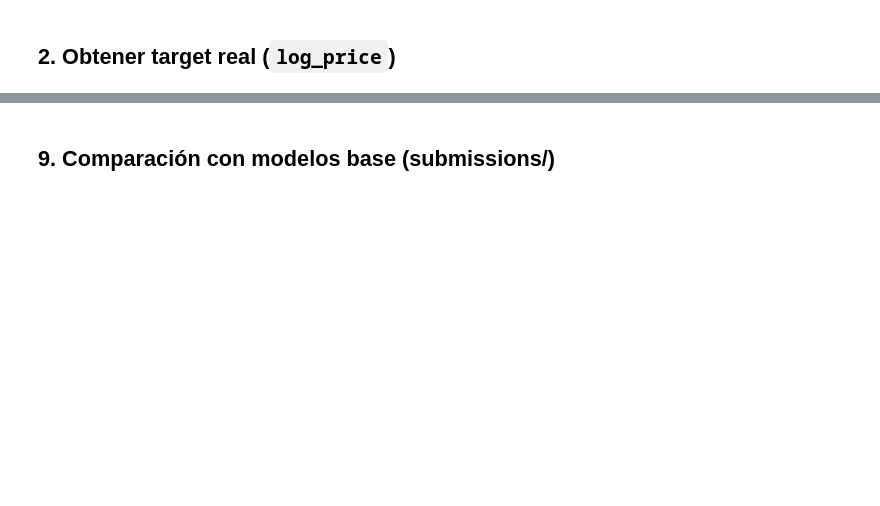
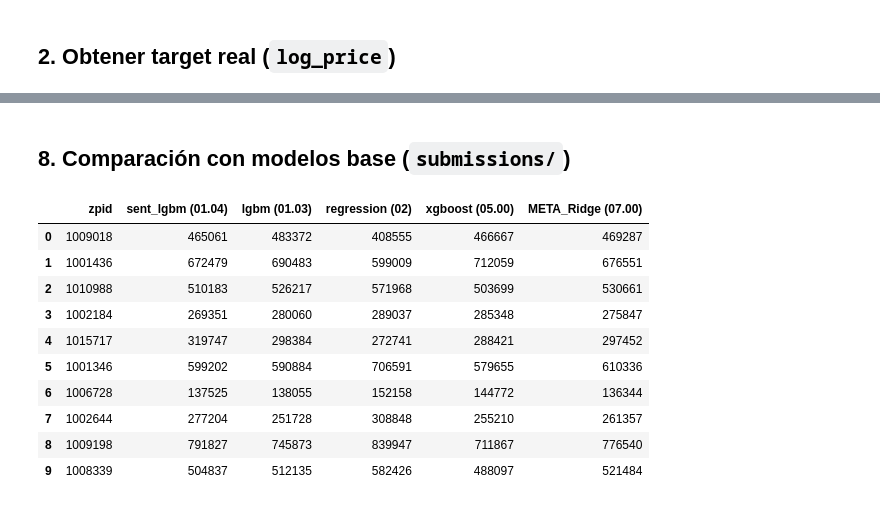
Before and after one commit to orcorsetti/UA_MDM_Labo2_RS, a Jupyter notebook: scripts/custom/04_Stacking.ipynb, the cells around one changed output, grey strips where cells are left out. Saved outputs shown, nothing was run; the diff lists cells and outputs as text; code cells hidden in the pictures; blank space fills up the shorter version.

Commit message:
Agrego XgBoost y stacking ridge

```diff
--- a/scripts/custom/04_Stacking.ipynb
+++ b/scripts/custom/04_Stacking.ipynb
@@ -81,7 +108,8 @@ train_labels = pd.read_csv(TAB_DIR + 'train_processed.csv', usecols=['zpid', 'lo
 df_train = X_meta_df.merge(train_labels, on='zpid', how='inner')
 print(f'Filas de entrenamiento del meta-modelo: {len(df_train)}')
 
-X     = df_train[['pred_sent_lgbm', 'pred_lgbm', 'pred_reg_log']].values
+X     = df_train[FEATURE_COLS].values
 y_log = df_train['log_price'].values
 
+print(f'Features: {FEATURE_COLS}')
 print(f'log_price — min: {y_log.min():.3f}  max: {y_log.max():.3f}  mean: {y_log.mean():.3f}')
@@ -107,14 +126,16 @@ pd.DataFrame({
 # %%
 pipe = Pipeline([
     ('scaler', StandardScaler()),
-    ('lr', LogisticRegression(
-        multi_class='multinomial',
-        solver='lbfgs',
-        max_iter=2000,
-        C=1.0,
-        random_state=42
-    ))
+    ('ridge', Ridge(alpha=1.0))
 ])
 
-pipe.fit(X, y_binned)
-print('Entrenamiento completado.')
+pipe.fit(X, y_log)
+
+# Mostrar coeficientes (peso que el meta-modelo asigna a cada modelo base)
+coefs = pipe.named_steps['ridge'].coef_
+intercept = pipe.named_steps['ridge'].intercept_
+
+print(f'Entrenamiento completado con {len(FEATURE_COLS)} features.')
+print(f'Intercept: {intercept:.4f}')
+print()
+pd.DataFrame({'feature': FEATURE_COLS, 'coeficiente': coefs.round(4)})
@@ -186,14 +232,11 @@ out_a.describe()
 # %%
 zpid_comp, X_comp = build_features_from_pippin(SUB_DIR)
 
-log_pred_b   = pipe.predict_proba(X_comp) @ bin_centers
-price_pred_b = np.exp(log_pred_b)
-
 out_b = pd.DataFrame({
     'zpid'            : zpid_comp.values,
-    'predicted_price' : np.round(price_pred_b, 2)
+    'predicted_price' : np.round(np.exp(pipe.predict(X_comp)), 2)
 })
 
-out_b.to_csv(SUB_DIR + 'Pippin_04.00.csv', index=False)
-print(f'Guardado: {SUB_DIR}Pippin_04.00.csv  ({len(out_b)} filas)')
+out_b.to_csv(SUB_DIR + 'Pippin_07.00.csv', index=False)
+print(f'Guardado: {SUB_DIR}Pippin_07.00.csv  ({len(out_b)} filas)')
 out_b.describe()
@@ -200,14 +254,31 @@ out_b.describe()
 # %% [markdown]
-## 9. Comparación con modelos base (submissions/)
+## 8. Comparación con modelos base (`submissions/`)
 # %%
-p01 = pd.read_csv(SUB_DIR + 'Pippin_01.01.csv')
+p01 = pd.read_csv(SUB_DIR + 'Pippin_01.04.csv')
 p03 = pd.read_csv(SUB_DIR + 'Pippin_01.03.csv')
 p02 = pd.read_csv(SUB_DIR + 'Pippin_02.00.csv')
 
 cmp = p01[['zpid']].copy()
-cmp['sent_lgbm (01.01)'] = p01['predicted_price'].round(0).astype(int)
+cmp['sent_lgbm (01.04)'] = p01['predicted_price'].round(0).astype(int)
 cmp['lgbm     (01.03)']  = p03['predicted_price'].round(0).astype(int)
 cmp['regression (02)']   = p02['predicted_price'].round(0).astype(int)
-cmp['META_LR   (04)']    = out_b['predicted_price'].round(0).astype(int)
+
+if xgboost_included:
+    p05 = pd.read_csv(SUB_DIR + 'Pippin_05.00.csv')
+    cmp['xgboost (05.00)'] = p05['predicted_price'].round(0).astype(int)
+
+cmp['META_Ridge (07.00)'] = out_b['predicted_price'].round(0).astype(int)
 
 cmp.head(10)
+# %% [output]
+|  | zpid | sent_lgbm (01.04) | lgbm (01.03) | regression (02) | xgboost (05.00) | META_Ridge (07.00) |
+| 0 | 1009018 | 465061 | 483372 | 408555 | 466667 | 469287 |
+| 1 | 1001436 | 672479 | 690483 | 599009 | 712059 | 676551 |
+| 2 | 1010988 | 510183 | 526217 | 571968 | 503699 | 530661 |
+| 3 | 1002184 | 269351 | 280060 | 289037 | 285348 | 275847 |
+| 4 | 1015717 | 319747 | 298384 | 272741 | 288421 | 297452 |
+| 5 | 1001346 | 599202 | 590884 | 706591 | 579655 | 610336 |
+| 6 | 1006728 | 137525 | 138055 | 152158 | 144772 | 136344 |
+| 7 | 1002644 | 277204 | 251728 | 308848 | 255210 | 261357 |
+| 8 | 1009198 | 791827 | 745873 | 839947 | 711867 | 776540 |
+| 9 | 1008339 | 504837 | 512135 | 582426 | 488097 | 521484 |
```
Also changed, not shown: parts of 18 cells of this notebook, 14 other files.
